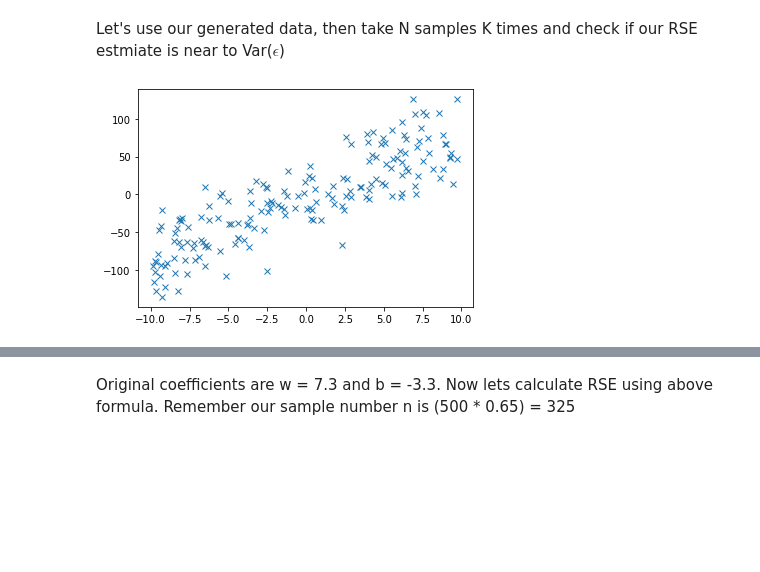
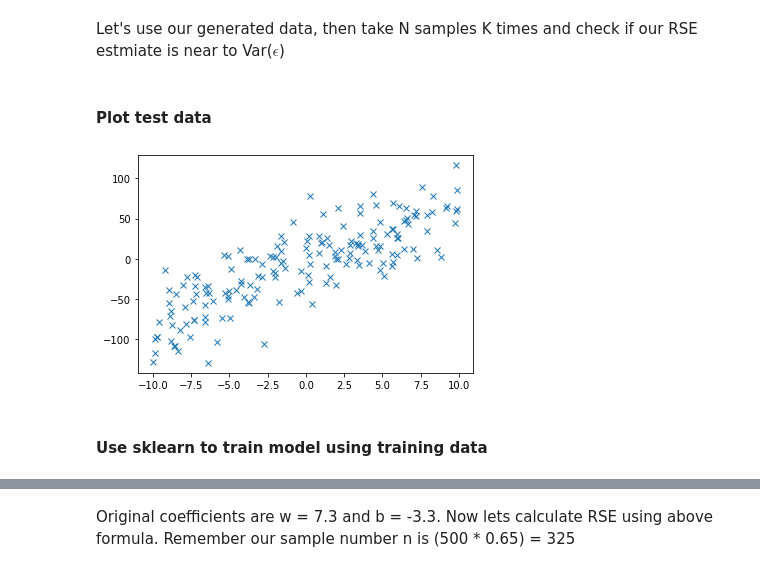
Before and after one commit to eon129/ISL_exercises, a Jupyter notebook: Chapter_3.ipynb, the cells around one changed output, grey strips where cells are left out. Cells and saved outputs as stored; diff of their text form; code cells hidden in the pictures; blank space fills up the shorter version.

```diff
--- a/Chapter_3.ipynb
+++ b/Chapter_3.ipynb
@@ -44,15 +45,19 @@ Where $\sigma^2$ = Var($\epsilon$). However, in a normal problem we don't have a
 ![image.png](attachment:image.png) ![image-2.png](attachment:image-2.png) ![image-3.png](attachment:image-3.png)
 # %% [markdown]
 Let's use our generated data, then take N samples K times and check if our RSE estmiate is near to Var($\epsilon$)
+# %% [markdown]
+#### Plot test data
 # %%
 #divide train and test dataset
 X_train, X_test, y_train, y_test = train_test_split(X, y, train_size=0.65,test_size=0.35)
 
-sample_number = 325
+testSampleSize = y_train.size
 
 plt.plot(X_test, y_test, 'x');
 # %% [output]
-[figure, old version]
+[figure, new version]
+# %% [markdown]
+#### Use sklearn to train model using training data
 # %%
 #use scikit learn to calculate the coefficients
 from sklearn.linear_model import LinearRegression
```
Also changed, not shown: parts of 21 cells of this notebook.
